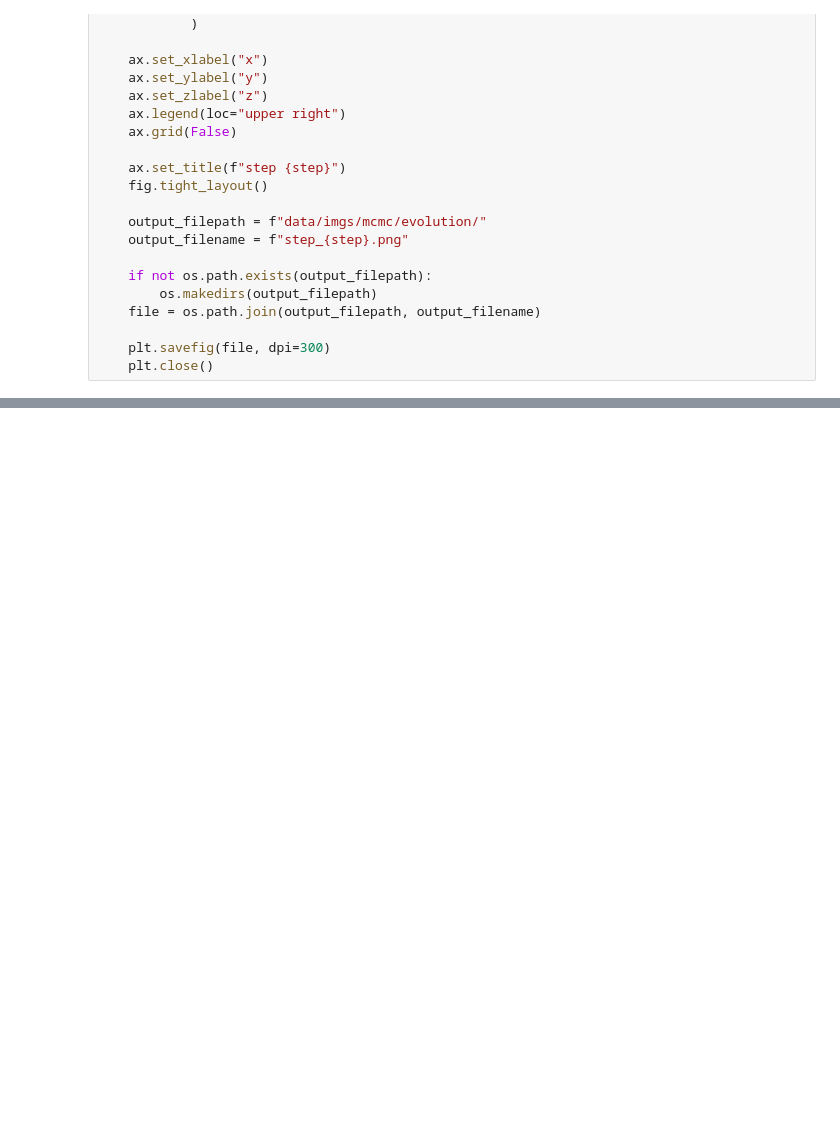
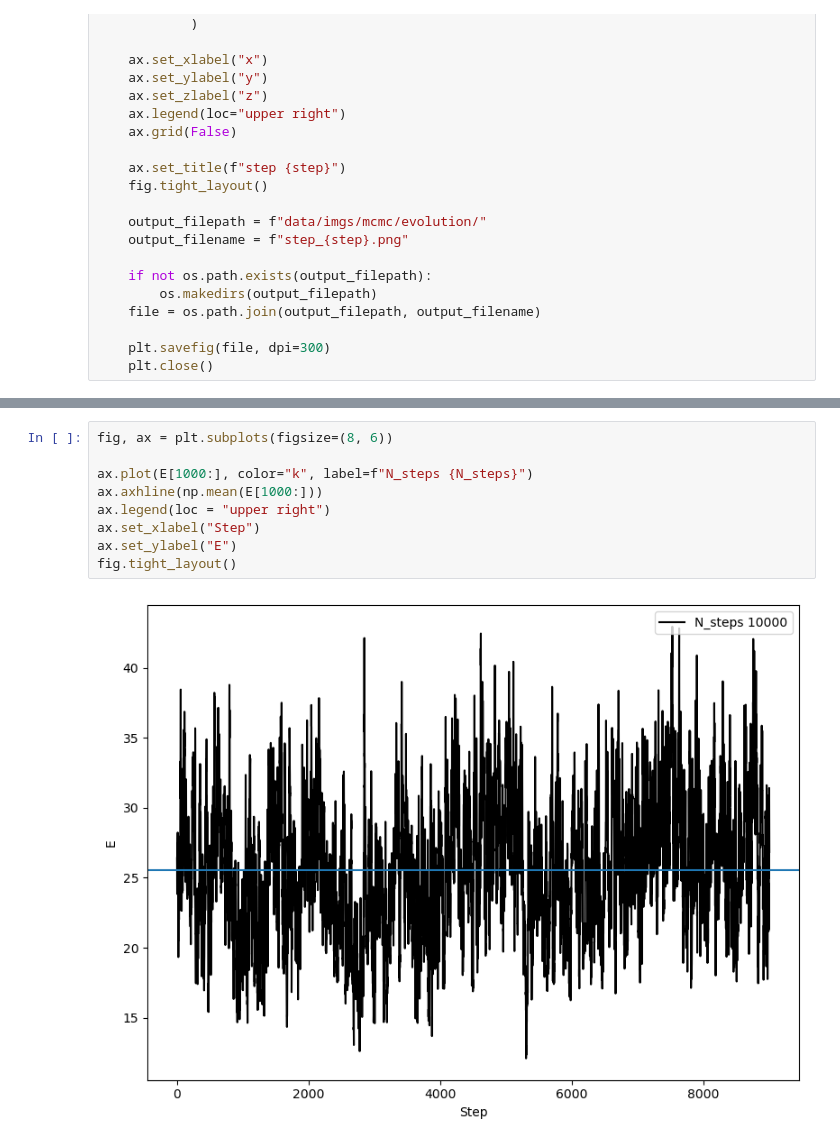
Before and after one commit to vchirag/notes, a Jupyter notebook: polymer_physics/codes/notebooks/tut6.ipynb, the cells around one changed output, grey strips where cells are left out. Saved outputs shown, nothing was run; the diff lists cells and outputs as text; blank space fills up the shorter version.

```diff
--- a/polymer_physics/codes/notebooks/tut6.ipynb
+++ b/polymer_physics/codes/notebooks/tut6.ipynb
@@ -194,0 +264,11 @@ for step in range(N_steps):
+# %%
+fig, ax = plt.subplots(figsize=(8, 6))
+
+ax.plot(E[1000:], color="k", label=f"N_steps {N_steps}")
+ax.axhline(np.mean(E[1000:]))
+ax.legend(loc = "upper right")
+ax.set_xlabel("Step")
+ax.set_ylabel("E")
+fig.tight_layout()
+# %% [output]
+[figure, added]
```
Also changed, not shown: parts of 6 cells of this notebook.
